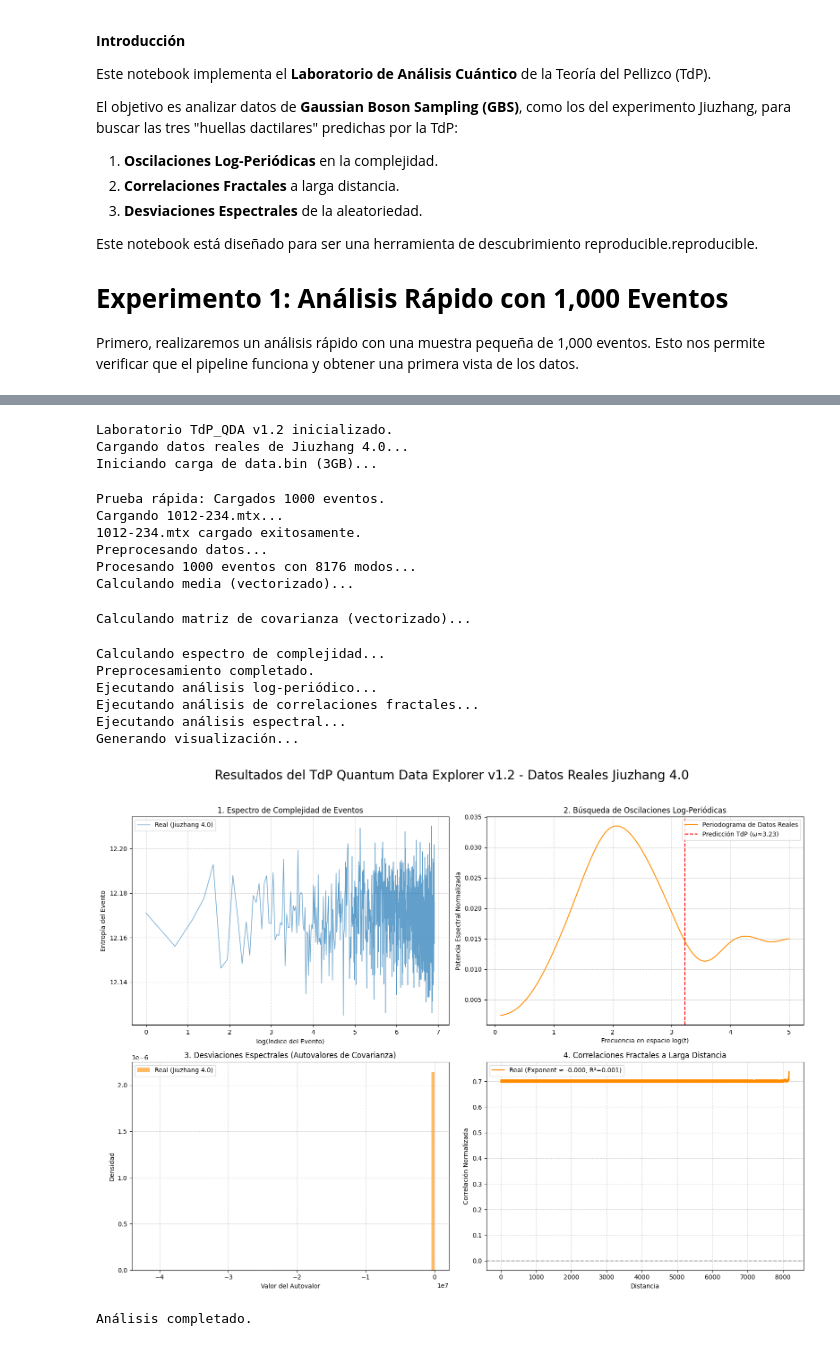
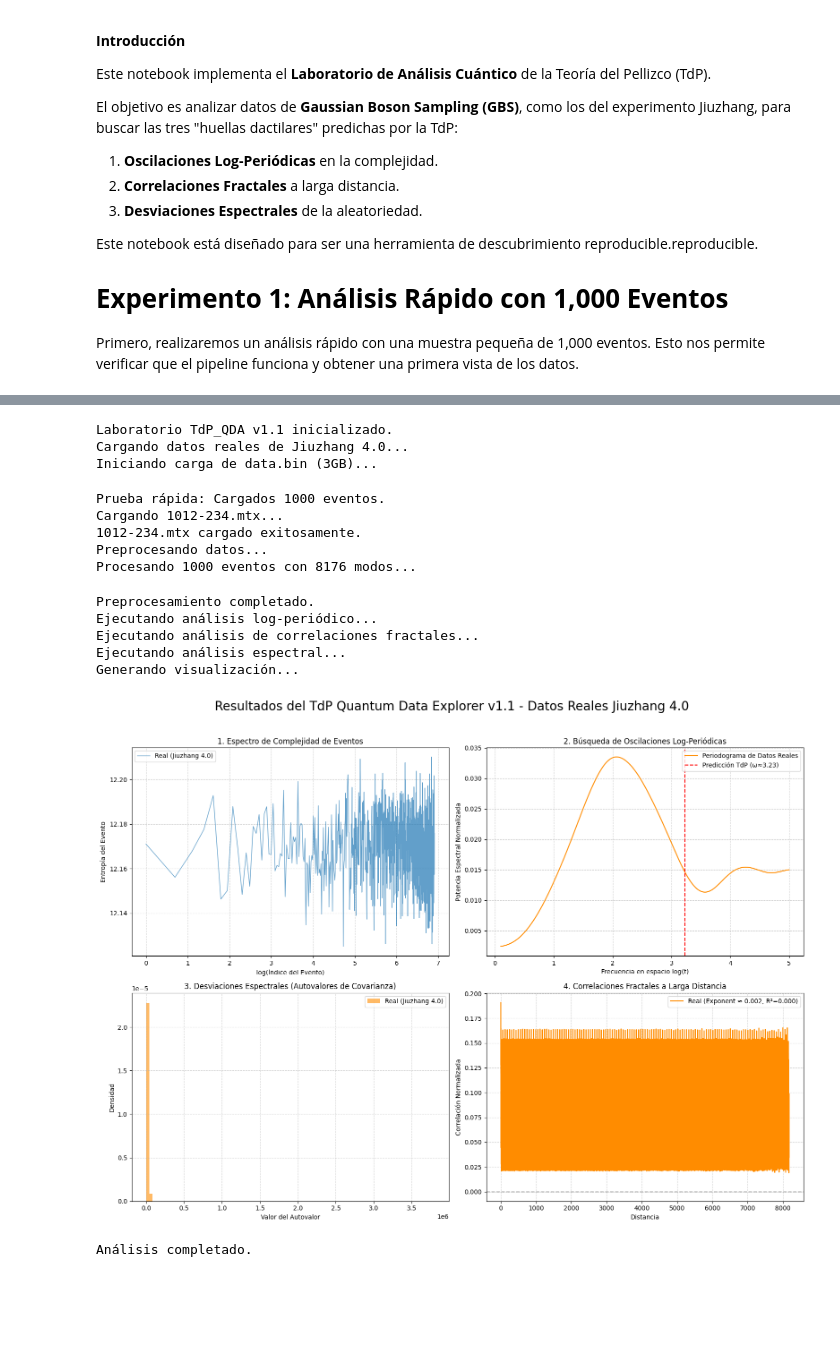
Before and after one commit to HerreroCar/Engineering_Resonance, a Jupyter notebook: TdP_Jiuzhang_Explorer_Final.ipynb, the cells around one changed output, grey strips where cells are left out. Cells and saved outputs as stored; diff of their text form; code cells hidden in the pictures; blank space fills up the shorter version.

```diff
--- a/TdP_Jiuzhang_Explorer_Final.ipynb
+++ b/TdP_Jiuzhang_Explorer_Final.ipynb
@@ -41,29 +37,35 @@ from scipy.signal import lombscargle
 from scipy.io import mmread  # Para cargar .mtx (Matrix Market format)
 from tqdm import tqdm  # Para contador de avance
 
-# --- Definiciones del Laboratorio TdP_QDA v1.2 ---
+# --- Definiciones del Laboratorio TdP_QDA v1.1 ---
 
 def preprocess_gbs_data(events):
-    """Calcula la matriz de covarianza y el espectro de complejidad con optimización vectorizada."""
+    """Calcula la matriz de covarianza y el espectro de complejidad con contador de avance unificado."""
     M, N = events.shape
     print(f"Procesando {M} eventos con {N} modos...")
 
-    # Primera pasada: Calcular mean_n (con progreso simulado)
-    print("Calculando media (vectorizado)...")
-    pbar = tqdm(total=100, desc="Media", unit='%')
-    mean_n = np.mean(events, axis=0)  # Vectorizado
-    pbar.update(100)
+    # Contador de progreso para 2 pasadas (mean_n + cov)
+    total_steps = 2 * M
+    pbar = tqdm(total=total_steps, desc="Procesando eventos", unit='eventos')
+
+    # Primera pasada: Calcular mean_n
+    mean_n = np.zeros(N)
+    for i in range(M):
+        mean_n += events[i]
+        pbar.update(1)
+    mean_n /= M
+
+    # Segunda pasada: Calcular cov
+    cov = np.zeros((N, N))
+    for i in range(M):
+        diff = events[i] - mean_n
+        cov += np.outer(diff, diff)
+        pbar.update(1)
+    cov /= M
+
     pbar.close()
 
-    # Segunda pasada: Calcular cov (vectorizado con progreso simulado)
-    print("Calculando matriz de covarianza (vectorizado)...")
-    pbar = tqdm(total=100, desc="Covarianza", unit='%')
-    cov = (events.T @ events) / M - np.outer(mean_n, mean_n)  # Vectorizado
-    pbar.update(100)
-    pbar.close()
-
-    # Calcular complexity_spectrum (vectorizado)
-    print("Calculando espectro de complejidad...")
+    # Calcular complexity_spectrum (vectorizado, sin bucle)
     epsilon = 1e-9
     event_totals = np.sum(events, axis=1)
     valid_events = event_totals > 0
@@ -144,7 +146,7 @@ def analyze_spectral_deviations(covariance_matrix):
     eigenvalues, _ = eigh(covariance_matrix)
     return eigenvalues
 
-print("Laboratorio TdP_QDA v1.2 inicializado.")
+print("Laboratorio TdP_QDA v1.1 inicializado.")
 
 # --- Carga de Datos Reales de Jiuzhang 4.0 (miniature.zip) ---
 def load_jiuzhang_data(data_bin_path, mtx_path):
@@ -163,7 +165,7 @@ def load_jiuzhang_data(data_bin_path, mtx_path):
     pbar.update(file_size)  # Actualiza inmediatamente ya que memmap es lazy
     pbar.close()
 
-       # carga completa
+      # carga completa
   #  num_events = len(data_raw) // num_modes
   #  if len(data_raw) % num_modes != 0:
   #      print(f"Advertencia: Archivo no divisible por num_modes={num_modes}. Usando {num_events} eventos completos.")
@@ -199,7 +201,7 @@ if __name__ == "__main__":
     print("Cargando datos reales de Jiuzhang 4.0...")
     events_real, mtx_real = load_jiuzhang_data(data_bin_path, mtx_path)
 
-    # Preprocesar los datos reales con optimización vectorizada
+    # Preprocesar los datos reales con contador de avance unificado
     print("Preprocesando datos...")
     cov_real, complexity_real, times_real = preprocess_gbs_data(events_real)
 
@@ -216,7 +218,7 @@ if __name__ == "__main__":
     # Visualización de Resultados con Datos Reales
     print("Generando visualización...")
     fig, axes = plt.subplots(2, 2, figsize=(16, 12))
-    fig.suptitle("Resultados del TdP Quantum Data Explorer v1.2 - Datos Reales Jiuzhang 4.0", fontsize=20)
+    fig.suptitle("Resultados del TdP Quantum Data Explorer v1.1 - Datos Reales Jiuzhang 4.0", fontsize=20)
 
     ax1, ax2, ax3, ax4 = axes.flatten()
 
@@ -240,42 +242,39 @@ if __name__ == "__main__":
     # Panel 3: Desviaciones Espectrales (Autovalores de Covarianza)
     bins = int(np.sqrt(len(evals_real)))
     ax3.hist(evals_real, bins=bins, density=True, label='Real (Jiuzhang 4.0)', alpha=0.6, color='darkorange')
     ax3.set_title("3. Desviaciones Espectrales (Autovalores de Covarianza)")
     ax3.set_xlabel("Valor del Autovalor")
     ax3.set_ylabel("Densidad")
     ax3.legend()
     ax3.grid(True, linestyle='--', alpha=0.6)
 
     # Panel 4: Correlaciones Fractales a Larga Distancia
     ax4.plot(dists_real, corr_real, label=f'Real (Exponent ≈ {fractal_exp_real:.3f}, R²={r2_real:.3f})', color='darkorange')
     ax4.axhline(0, color='k', linestyle='--', alpha=0.3)
     ax4.set_xlabel('Distancia')
     ax4.set_ylabel('Correlación Normalizada')
     ax4.set_title("4. Correlaciones Fractales a Larga Distancia")
     ax4.legend()
     ax4.grid(True, linestyle='--', alpha=0.6)
 
     plt.tight_layout(rect=[0, 0, 1, 0.96])
     plt.show()
 
     print("Análisis completado.")
 # %% [output]
-Laboratorio TdP_QDA v1.2 inicializado.
+Laboratorio TdP_QDA v1.1 inicializado.
 Cargando datos reales de Jiuzhang 4.0...
 Iniciando carga de data.bin (3GB)...
 Prueba rápida: Cargados 1000 eventos.
 Cargando 1012-234.mtx...
 1012-234.mtx cargado exitosamente.
 Preprocesando datos...
 Procesando 1000 eventos con 8176 modos...
-Calculando media (vectorizado)...
-Calculando matriz de covarianza (vectorizado)...
+Preprocesamiento completado.
+Ejecutando análisis log-periódico...
+Ejecutando análisis de correlaciones fractales...
+Ejecutando análisis espectral...
+Generando visualización...
+[figure, new version]
-Calculando espectro de complejidad...
-Preprocesamiento completado.
-Ejecutando análisis log-periódico...
-Ejecutando análisis de correlaciones fractales...
-Ejecutando análisis espectral...
-Generando visualización...
+Análisis completado.
-[figure, old version]
-Análisis completado.
 # %% [markdown]
```
Also changed, not shown: parts of 4 cells of this notebook.
